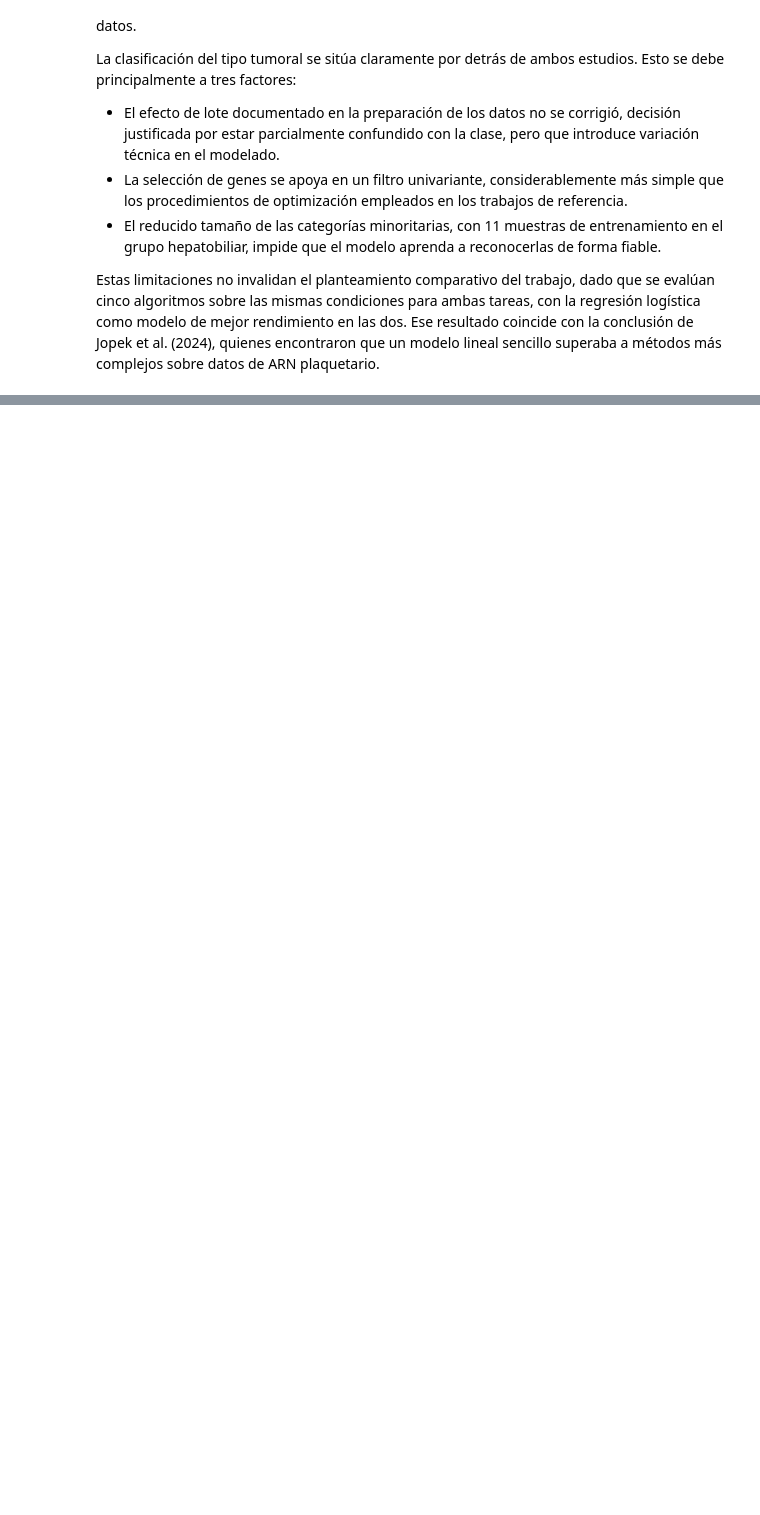
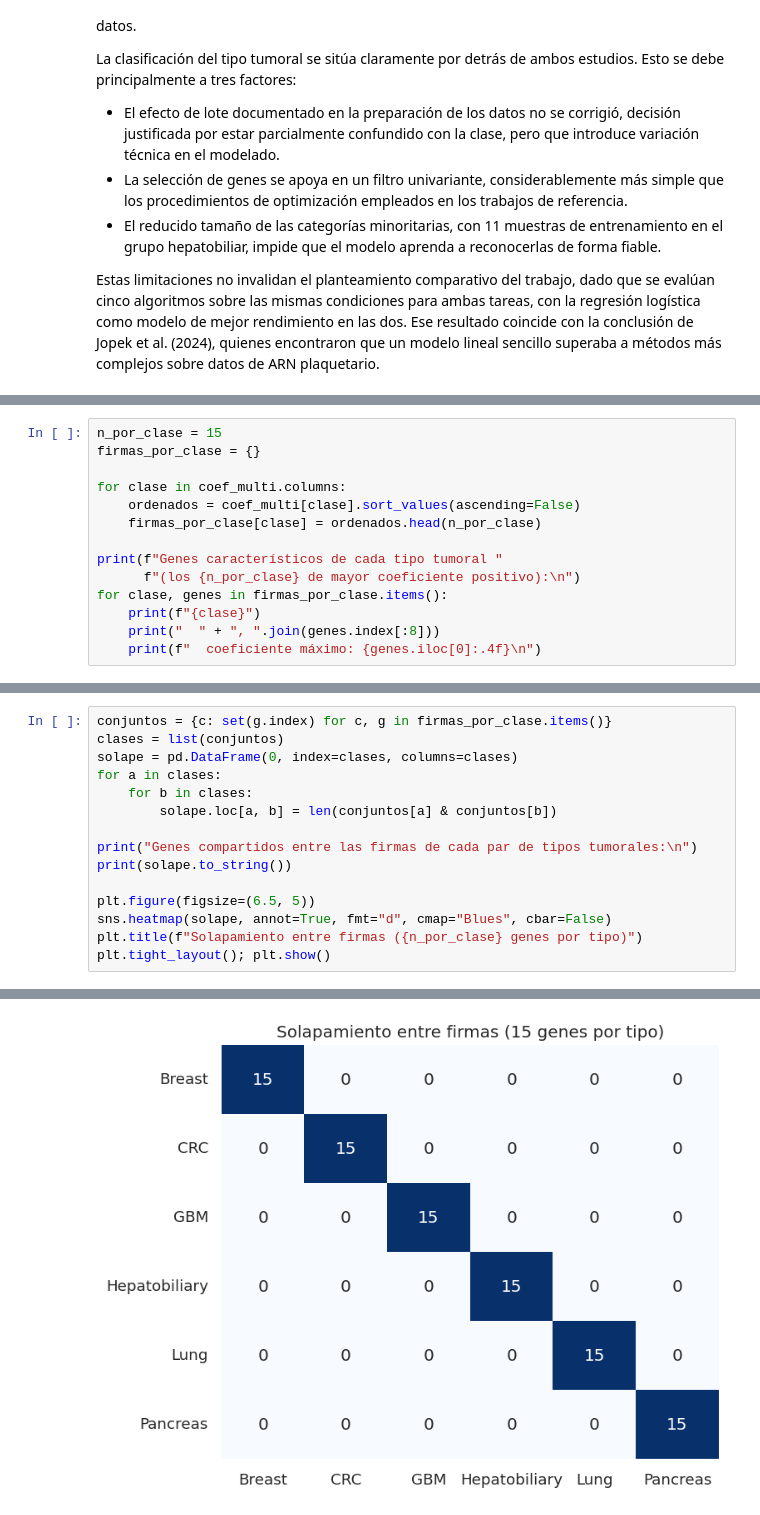
Before and after one commit to LLMariaJoseLL/tfm-biopsia-liquida-plaquetas, a Jupyter notebook: Código_del_TFM.ipynb, the cells around one changed output, grey strips where cells are left out. Cells and saved outputs as stored; diff of their text form; blank space fills up the shorter version.

```diff
--- a/Código_del_TFM.ipynb
+++ b/Código_del_TFM.ipynb
@@ -2970,0 +3064,14 @@ Estas limitaciones no invalidan el planteamiento comparativo del trabajo, dado q
+# %%
+n_por_clase = 15
+firmas_por_clase = {}
+
+for clase in coef_multi.columns:
+    ordenados = coef_multi[clase].sort_values(ascending=False)
+    firmas_por_clase[clase] = ordenados.head(n_por_clase)
+
+print(f"Genes característicos de cada tipo tumoral "
+      f"(los {n_por_clase} de mayor coeficiente positivo):\n")
+for clase, genes in firmas_por_clase.items():
+    print(f"{clase}")
+    print("  " + ", ".join(genes.index[:8]))
+    print(f"  coeficiente máximo: {genes.iloc[0]:.4f}\n")
@@ -2970,0 +3096,16 @@ Estas limitaciones no invalidan el planteamiento comparativo del trabajo, dado q
+# %%
+conjuntos = {c: set(g.index) for c, g in firmas_por_clase.items()}
+clases = list(conjuntos)
+solape = pd.DataFrame(0, index=clases, columns=clases)
+for a in clases:
+    for b in clases:
+        solape.loc[a, b] = len(conjuntos[a] & conjuntos[b])
+
+print("Genes compartidos entre las firmas de cada par de tipos tumorales:\n")
+print(solape.to_string())
+
+plt.figure(figsize=(6.5, 5))
+sns.heatmap(solape, annot=True, fmt="d", cmap="Blues", cbar=False)
+plt.title(f"Solapamiento entre firmas ({n_por_clase} genes por tipo)")
+plt.tight_layout(); plt.show()
+# %% [output]
@@ -2970,0 +3121 @@ Estas limitaciones no invalidan el planteamiento comparativo del trabajo, dado q
+[figure, added]
```
Also changed, not shown: parts of 31 cells of this notebook.
